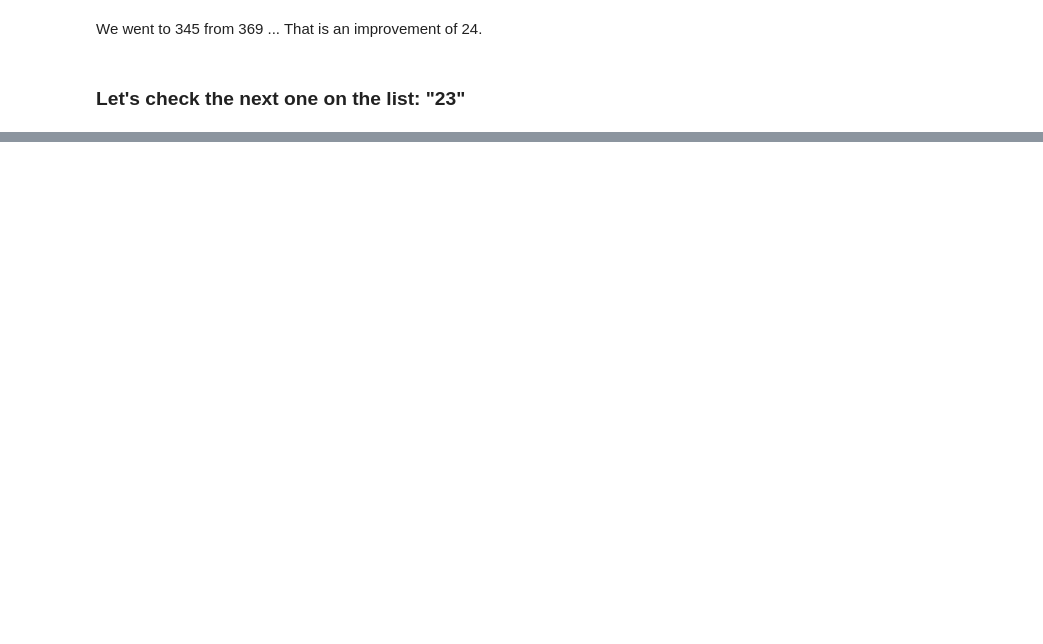
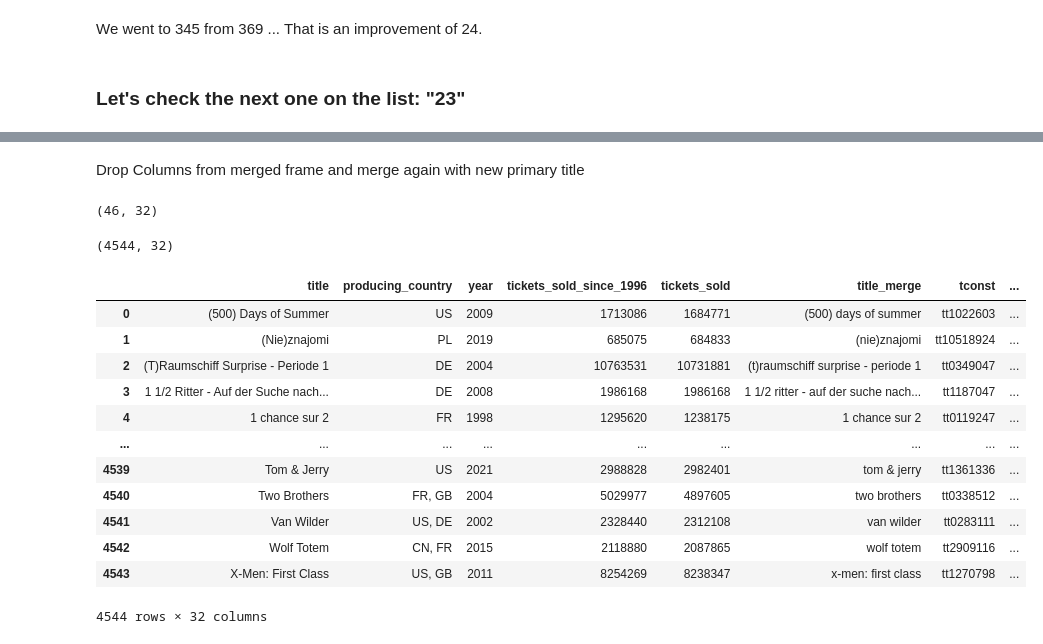
Before and after one commit to tk87-hono/data_analytics_24_4-Capstone_Movie_Group, a Jupyter notebook: Improving_merge_eu_na_IMDB.ipynb, the cells around one changed output, grey strips where cells are left out. Cells and saved outputs as stored; diff of their text form; code cells hidden in the pictures; blank space fills up the shorter version.

```diff
--- a/Improving_merge_eu_na_IMDB.ipynb
+++ b/Improving_merge_eu_na_IMDB.ipynb
@@ -528,0 +560,3 @@ imdb_df[imdb_df["tconst"] == "tt1869689"]
+# %%
+second_merge_eu = eu_check_df[eu_check_mask].copy()
+second_merge_eu
@@ -528,0 +577,37 @@ imdb_df[imdb_df["tconst"] == "tt1869689"]
+# %% [markdown]
+Drop Columns from merged frame and merge again with new primary title
+# %%
+second_merge_eu.drop(columns = second_merge_eu.iloc[:,6:], inplace=True)
+# %%
+second_merge_eu = second_merge_eu.merge(imdb_df, how="inner", left_on=["title_merge", "year"], right_on=["primary_title_merge", "year"])
+# %%
+second_merge_eu.shape
+# %% [output]
+(46, 32)
+# %%
+eu_check_df.shape
+# %% [output]
+(4544, 32)
+# %%
+second_merge_mask = eu_check_df["title"].isin(list(second_merge_eu["title"]))
+second_merge_mask.sum()
+
+eu_check_df.drop(eu_check_df[second_merge_mask].index, inplace=True)
+# %%
+eu_check_df = pd.concat([eu_check_df, second_merge_eu])
+eu_check_df.reset_index(drop=True, inplace=True)
+eu_check_df
+# %% [output]
+|  | title | producing_country | year | tickets_sold_since_1996 | tickets_sold | title_merge | tconst | ... |
+| 0 | (500) Days of Summer | US | 2009 | 1713086 | 1684771 | (500) days of summer | tt1022603 | ... |
+| 1 | (Nie)znajomi | PL | 2019 | 685075 | 684833 | (nie)znajomi | tt10518924 | ... |
+| 2 | (T)Raumschiff Surprise - Periode 1 | DE | 2004 | 10763531 | 10731881 | (t)raumschiff surprise - periode 1 | tt0349047 | ... |
+| 3 | 1 1/2 Ritter - Auf der Suche nach... | DE | 2008 | 1986168 | 1986168 | 1 1/2 ritter - auf der suche nach... | tt1187047 | ... |
+| 4 | 1 chance sur 2 | FR | 1998 | 1295620 | 1238175 | 1 chance sur 2 | tt0119247 | ... |
+| ... | ... | ... | ... | ... | ... | ... | ... | ... |
+| 4539 | Tom & Jerry | US | 2021 | 2988828 | 2982401 | tom & jerry | tt1361336 | ... |
+| 4540 | Two Brothers | FR, GB | 2004 | 5029977 | 4897605 | two brothers | tt0338512 | ... |
+| 4541 | Van Wilder | US, DE | 2002 | 2328440 | 2312108 | van wilder | tt0283111 | ... |
+| 4542 | Wolf Totem | CN, FR | 2015 | 2118880 | 2087865 | wolf totem | tt2909116 | ... |
+| 4543 | X-Men: First Class | US, GB | 2011 | 8254269 | 8238347 | x-men: first class | tt1270798 | ... |
+4544 rows × 32 columns
```
Also changed, not shown: parts of 26 cells of this notebook.
